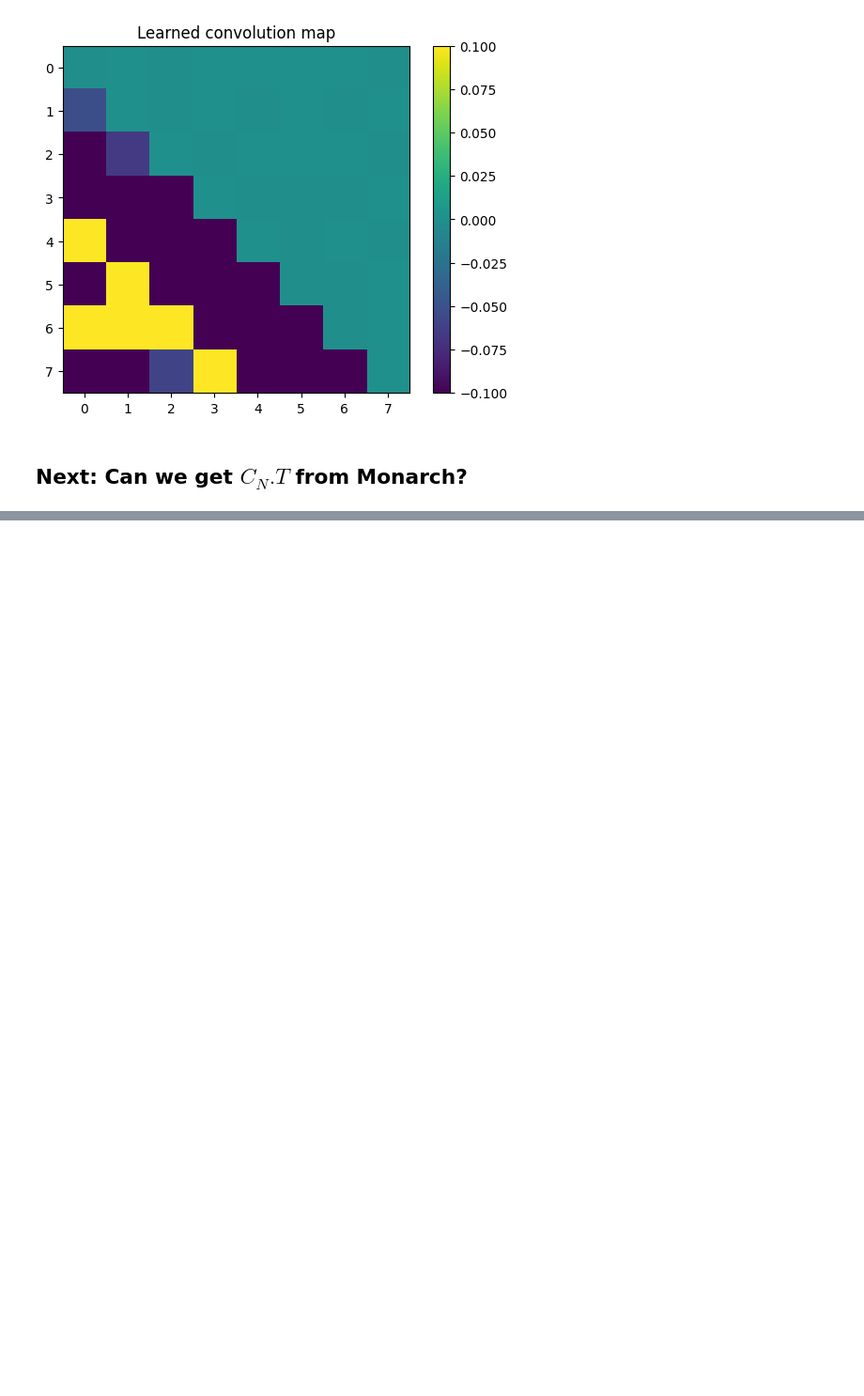
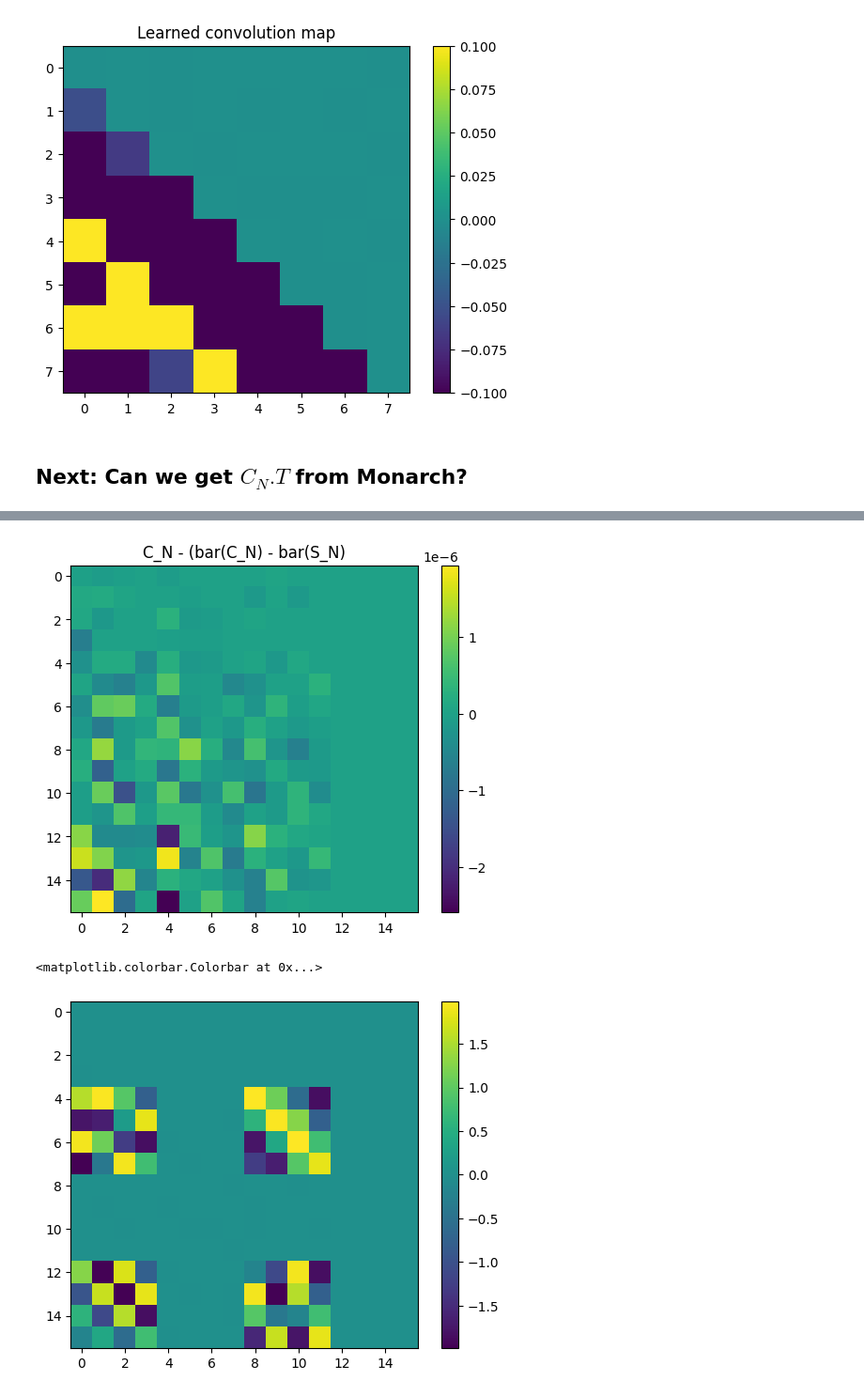
Before and after one commit to DanFu09/aquarium, a Jupyter notebook: notebooks/test_chebyshev_monarch.ipynb, the cells around one changed output, grey strips where cells are left out. Shown at 94% size. Cells and saved outputs as stored; diff of their text form; code cells hidden in the pictures; blank space fills up the shorter version.

```diff
--- a/notebooks/test_chebyshev_monarch.ipynb
+++ b/notebooks/test_chebyshev_monarch.ipynb
@@ -566,0 +609,11 @@ plt.plot((u_true - u2)[2, 2])
+# %%
+plt.title('C_N - (bar(C_N) - bar(S_N)')
+plt.imshow(ref_dft_matrix(nearest_square) - mod3 * (M_real - M_real_sin))
+plt.colorbar()
+plt.show()
+plt.imshow(ref_dft_matrix(nearest_square) - (M_real - M_real_sin))
+plt.colorbar()
+# %% [output]
+[figure, added]
+<matplotlib.colorbar.Colorbar at 0x...>
+[figure, added]
```
Also changed, not shown: parts of 18 cells of this notebook.
